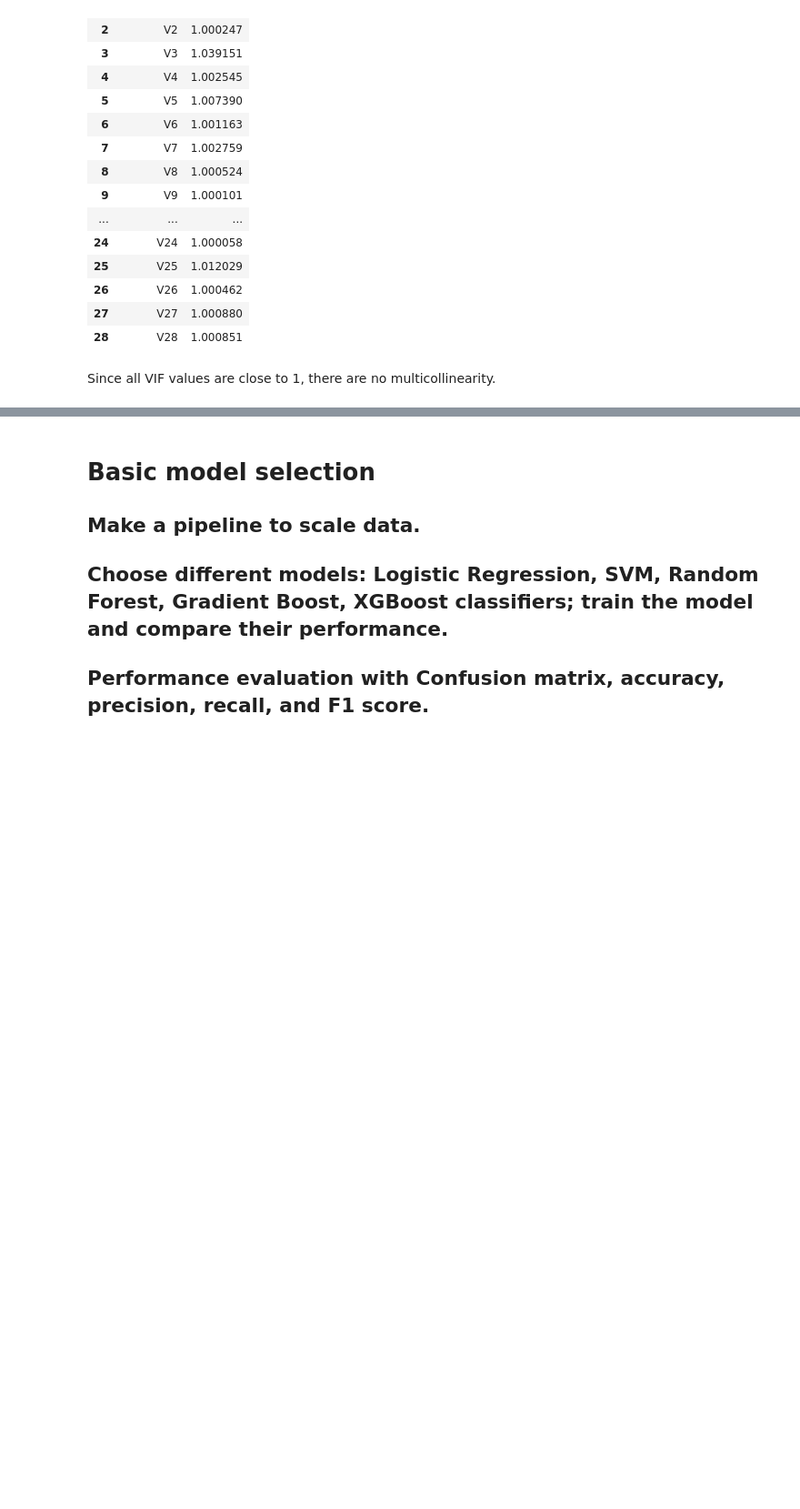
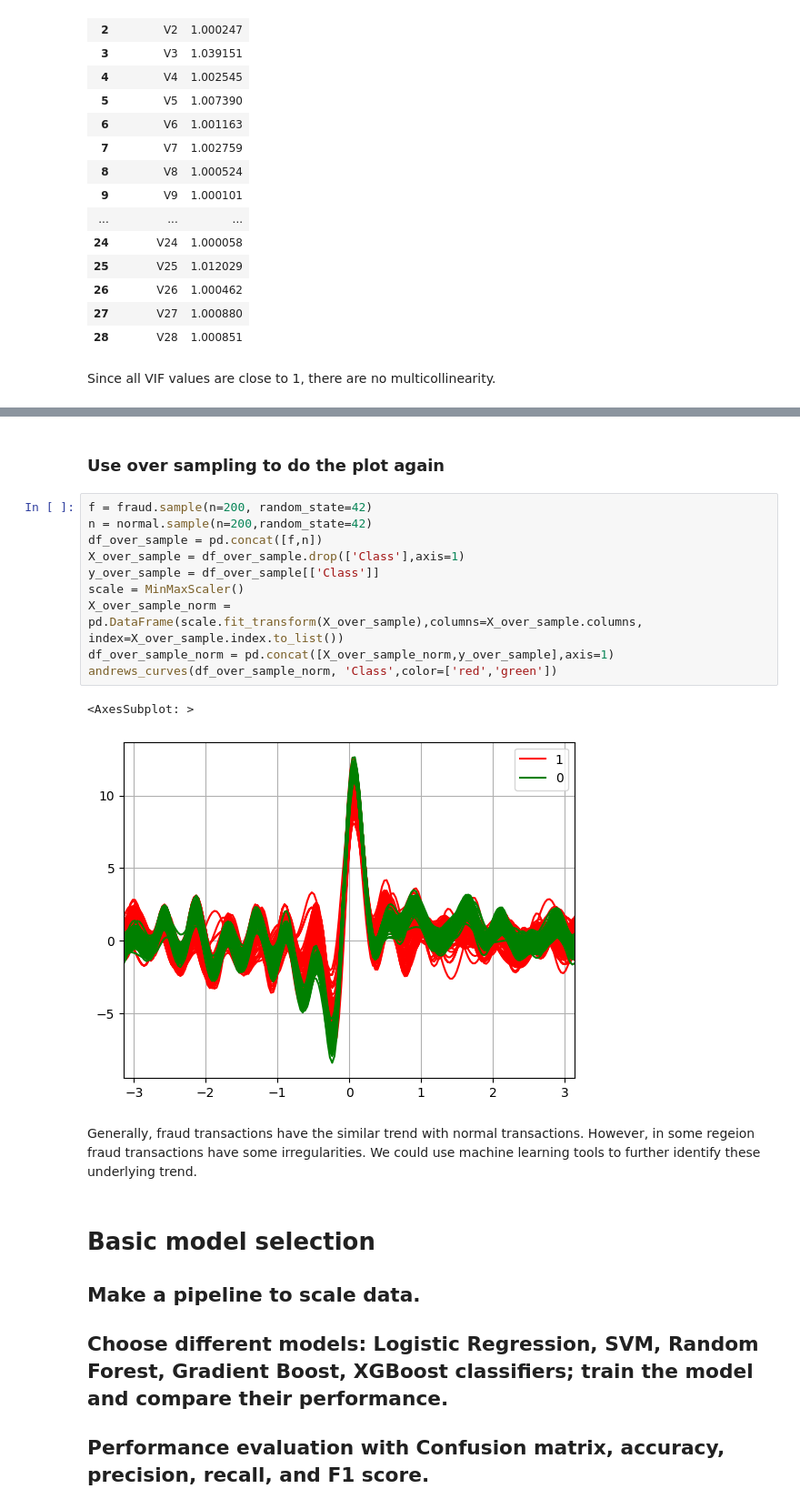
Before and after one commit to powerlock/CreditFraudDetection, a Jupyter notebook: nb/creditCard.ipynb, the cells around one changed output, grey strips where cells are left out. Shown at 91% size. Cells and saved outputs as stored; diff of their text form; blank space fills up the shorter version.

```diff
--- a/nb/creditCard.ipynb
+++ b/nb/creditCard.ipynb
@@ -358,3 +371,20 @@ Since all VIF values are close to 1, there are no multicollinearity.
+# %% [markdown]
+### Use over sampling to do the plot again
+# %%
+f = fraud.sample(n=200, random_state=42)
+n = normal.sample(n=200,random_state=42)
+df_over_sample = pd.concat([f,n])
+X_over_sample = df_over_sample.drop(['Class'],axis=1)
+y_over_sample = df_over_sample[['Class']]
+scale = MinMaxScaler()
+X_over_sample_norm = pd.DataFrame(scale.fit_transform(X_over_sample),columns=X_over_sample.columns, index=X_over_sample.index.to_list())
+df_over_sample_norm = pd.concat([X_over_sample_norm,y_over_sample],axis=1)
+andrews_curves(df_over_sample_norm, 'Class',color=['red','green'])
+# %% [output]
+<AxesSubplot: >
+[figure, added]
+# %% [markdown]
+Generally, fraud transactions have the similar trend with normal transactions. However, in some regeion fraud transactions have some irregularities. We could use machine learning tools to further identify these underlying trend.
 # %% [markdown]
 # Basic model selection
 ## Make a pipeline to scale data.
```
Also changed, not shown: parts of 2 cells of this notebook, 3 other files.
